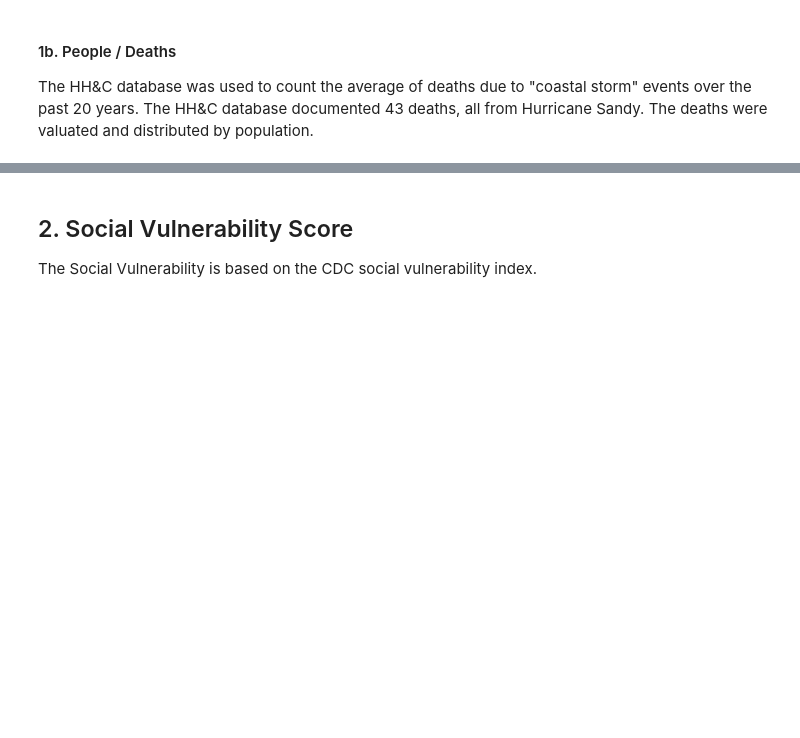
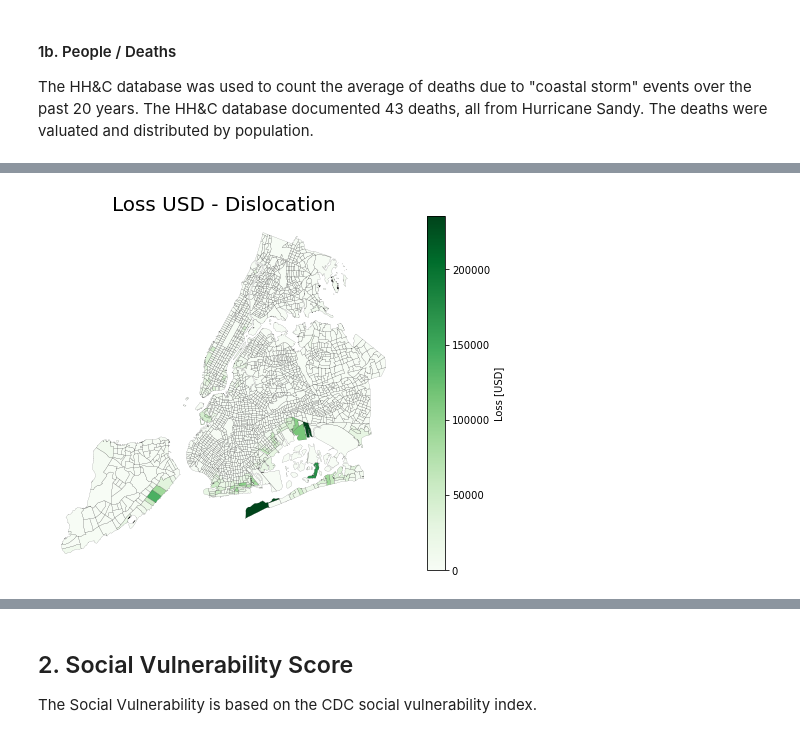
Before and after one commit to NYCEM-GIS/urban-risk-index, a Jupyter notebook: NOTEBOOKS/CALC_URI_CST_1.ipynb, the cells around one changed output, grey strips where cells are left out. Cells and saved outputs as stored; diff of their text form; code cells hidden in the pictures; blank space fills up the shorter version.

```diff
--- a/NOTEBOOKS/CALC_URI_CST_1.ipynb
+++ b/NOTEBOOKS/CALC_URI_CST_1.ipynb
@@ -48,0 +56,10 @@ plotting.plot_ESL_nb(hazard_name, ESL.consequence["Deaths"]["map_tract"], 'Loss
+# %%
+#all loss to ESL class
+path_loss =   params.PATHNAMES.at['ESL_CST_dislocation_loss', 'Value']
+gdf_loss = gpd.read_file(path_loss)
+ESL.add_consequence("Disloc", "People", gdf_loss)
+
+#plot
+plotting.plot_ESL_nb(hazard_name, ESL.consequence["Disloc"]["map_tract"], 'Loss USD - Dislocation')
+# %% [output]
+[figure, added]
```
Also changed, not shown: parts of 13 cells of this notebook, 19 other files.
